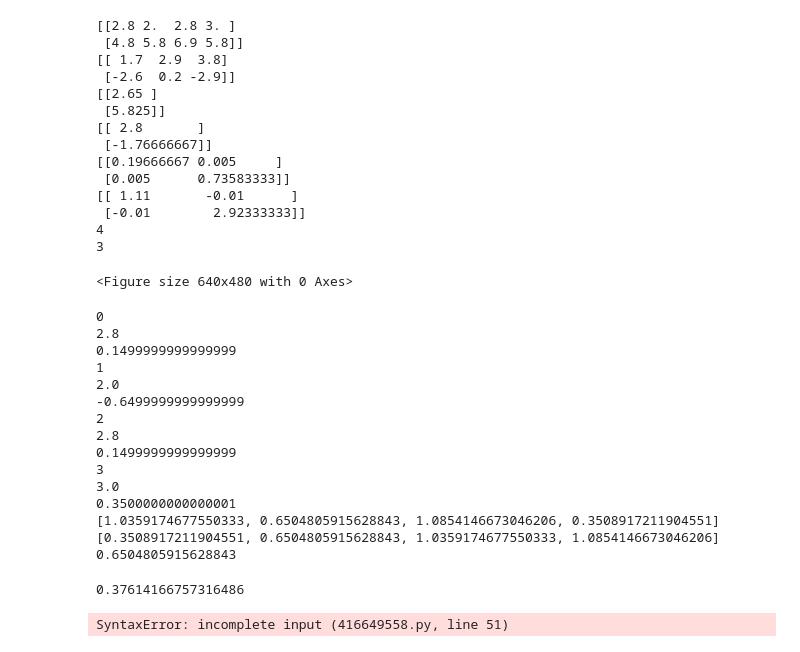
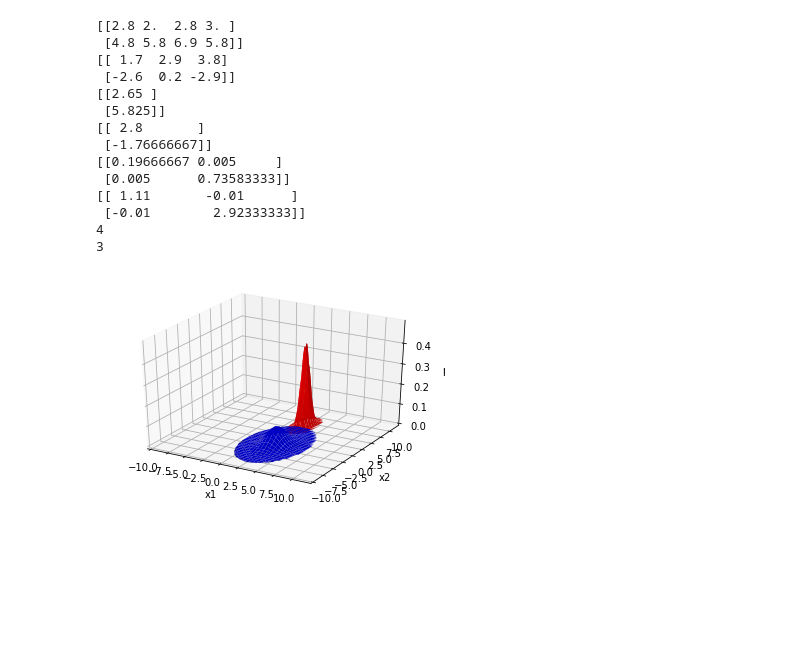
Before and after one commit to vgaupset/ele520-assignment3, a Jupyter notebook: labsol3.ipynb, the cells around one changed output. Cells and saved outputs as stored; diff of their text form; code cells hidden in the pictures; blank space fills up the shorter version.

```diff
--- a/labsol3.ipynb
+++ b/labsol3.ipynb
@@ -67,86 +67,13 @@ print(n2)
 # %%
 Pw = [  n1/(n1+n2),
         n2/(n1+n2)]
 
 x1 = np.arange(-9,11.2,0.1).reshape(-1,1)
 x2 = np.arange(-9,11.2,0.1).reshape(-1,1)
 
 p1,X11,X21 = norm2D(my1,Sgm1,x1,x2)
-p2,X12,X22 = norm2D(my1,Sgm2,x1,x2)
+p2,X12,X22 = norm2D(my2,Sgm2,x1,x2)
 # a) and b)
 plot_3d([p1,p2],X11,X21)
 # %% [output]
-<Figure size 640x480 with 0 Axes>
+[figure, added]
-# %%
-knn2D(0.5, 2, my1, X1)
-# %% [output]
-0
-2.8
-0.1499999999999999
-1
-2.0
--0.6499999999999999
-2
-2.8
-0.1499999999999999
-3
-3.0
-0.3500000000000001
-[1.0359174677550333, 0.6504805915628843, 1.0854146673046206, 0.3508917211904551]
-[0.3508917211904551, 0.6504805915628843, 1.0359174677550333, 1.0854146673046206]
-0.6504805915628843
-0.37614166757316486
-# %%
-def labsol3(met='ML', discr='pxw', prm = []):
-    # Initialise values:
-    # - axes, x1 and x2
-
-    # Load data from pickle files
-    # - load into variable X, X[k], k = 0,...,M-1
-    # - determine number of classes, M, from X
-    # - determine feature dimension, l, from X[0]
-    # Estimate prior probabilities, Pwi[k].
-    # - iterate over classes, k = 0,...,M-1
-    # - determine number of feature vectors, N[k]
-    # - determine Pwi
-
-    # Initialise method specific parameters
-    # - on condition of met
-    # - Maximum likelihood: my, Sgm (empty)
-    # - Parzen window: h1 from prm
-    # - kn nearest neighbor: knn from prm
-
-    # - parameters, my[i] and Sgm[i], i = 0,...,M-1
-    # - prior probabilities, Pw[i], i = 0,...,M-1
-    # Determine class specific probability density functions, pxw[i], i = 0,...,M-1
-    # - initialise pxw as empty list
-    # - initialise total density function, p as zero
-    # - iterate over classes, k = 0,...,M-1
-    # - on condition of met: Maximum likelihood:
-    # - estimate parameters my[k], Sgm[k]
-    # - determine pxw[k] by using norm2D
-    # - on condition of met: Parzen window:
-    # - initialise pxw[k]
-    # - determine hn
-    # - iterate over samples in X[k], i = 1,...,N[k]
-    # - let x be feature vector number i in X[k]
-    # - use norm2D to determine pN
-    # - update pxw[k] by adding pN
-    # - update pxw by dividing by N[k]
-    # - on condition of met: kn-nearest neighbor:
-    # - use knn2D to determine pxw[k] from X[k]
-    # - update p
-
-    # Determine discriminant functions, g[k], k = 0,...,M-1
-
-    # - initialise g as empty list
-    # - iterate over classes, k = 0,...,M-1
-    # - on condition of discr determine selected discriminant function
-    # - Scaled pdfs
-    # - Posterior probability
-    # - pdfs (not really discriminant functions)
-
-    # Plotting
-    # - plot discriminant functions
-# %% [output]
-SyntaxError: incomplete input (416649558.py, line 51)
```
Also changed, not shown: parts of 3 cells of this notebook, 1 other file.
